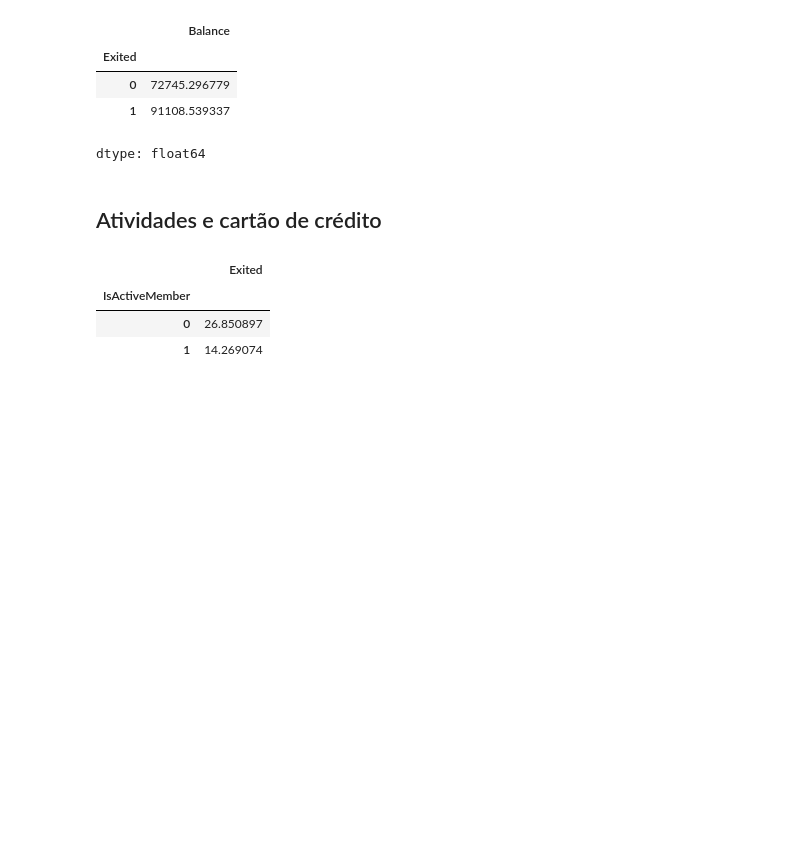
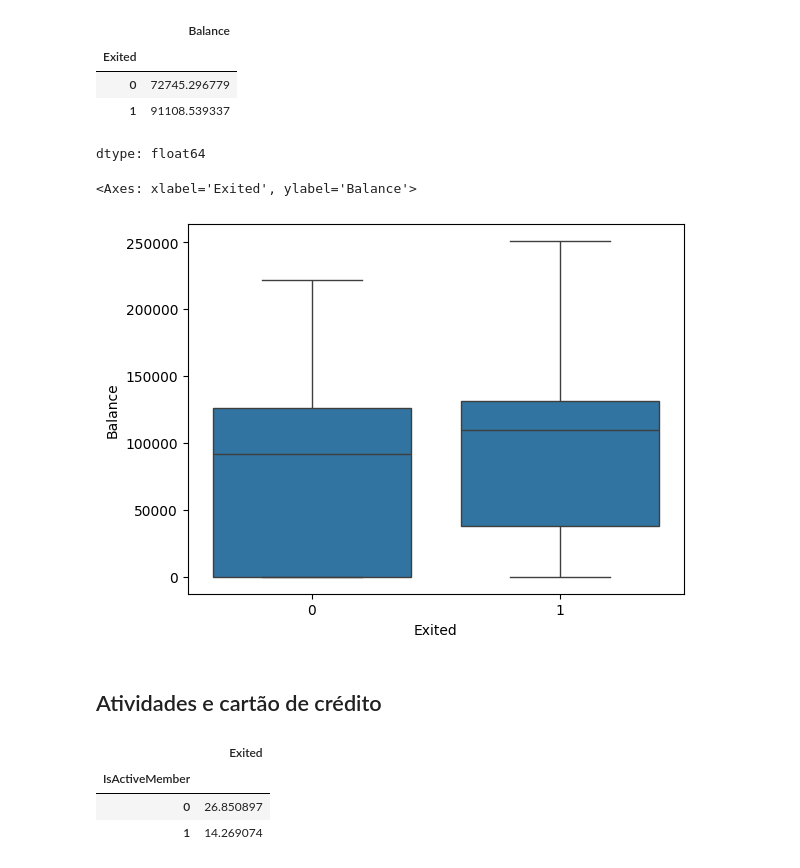
Before and after one commit to BrenoMontenegro/Churn-Prediction-Analysis, a Jupyter notebook: archives/Churn_Prediction_Analysis.ipynb, the cells around one changed output. Saved outputs shown, nothing was run; the diff lists cells and outputs as text; code cells hidden in the pictures; blank space fills up the shorter version.

```diff
--- a/archives/Churn_Prediction_Analysis.ipynb
+++ b/archives/Churn_Prediction_Analysis.ipynb
@@ -259,6 +278,11 @@ df.groupby("Exited")["Balance"].mean()
 | 0 | 72745.296779 |
 | 1 | 91108.539337 |
 dtype: float64
+# %%
+sns.boxplot(x='Exited', y='Balance', data=df)
+# %% [output]
+<Axes: xlabel='Exited', ylabel='Balance'>
+[figure, added]
 # %% [markdown]
 ## Atividades e cartão de crédito
 # %%
```
Also changed, not shown: parts of 5 cells of this notebook, 1 other file.
